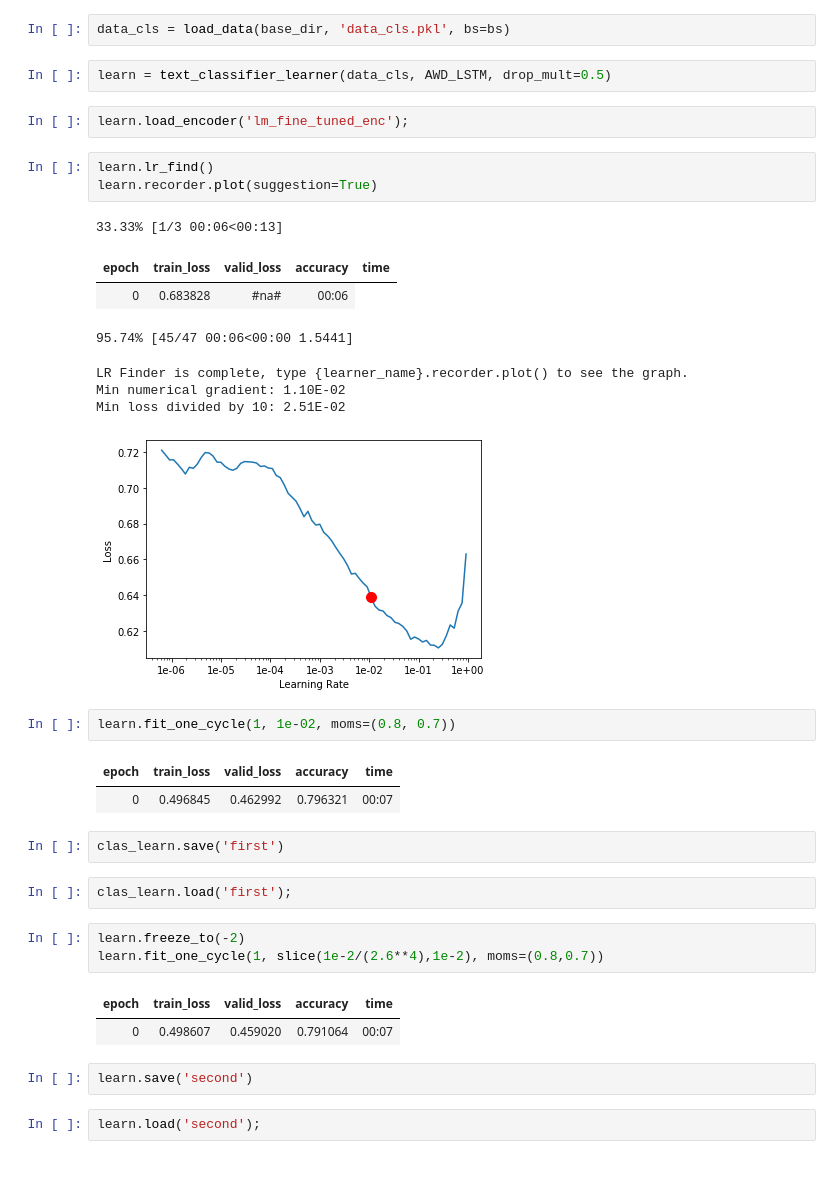
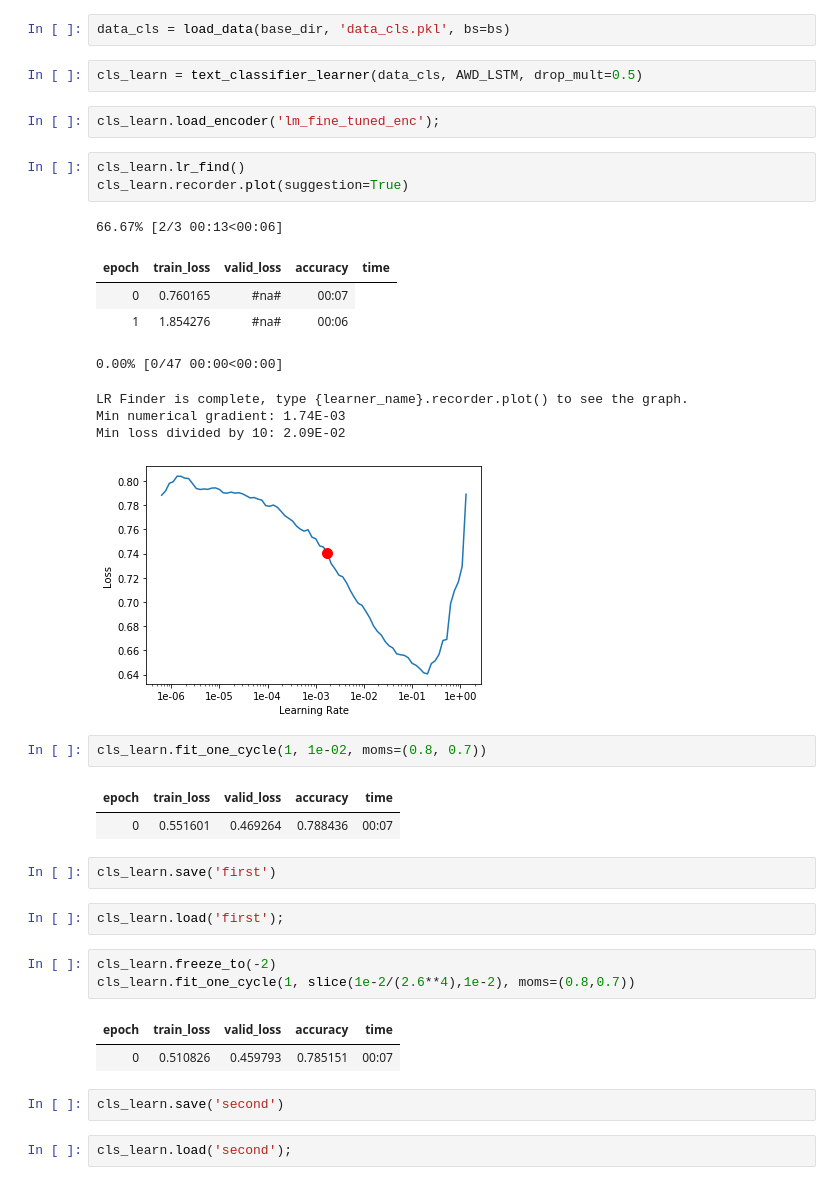
Before and after one commit to rajibmondal/Projects.NLP, a Jupyter notebook: NLP_with_Disaster_Tweets2.ipynb, the cells around one changed output. Saved outputs shown, nothing was run; the diff lists cells and outputs as text.

```diff
--- a/NLP_with_Disaster_Tweets2.ipynb
+++ b/NLP_with_Disaster_Tweets2.ipynb
@@ -375,38 +405,39 @@ data_cls.save(base_dir/'data_cls.pkl')
 # %%
 data_cls = load_data(base_dir, 'data_cls.pkl', bs=bs)
 # %%
-learn = text_classifier_learner(data_cls, AWD_LSTM, drop_mult=0.5)
+cls_learn = text_classifier_learner(data_cls, AWD_LSTM, drop_mult=0.5)
 # %%
-learn.load_encoder('lm_fine_tuned_enc');
+cls_learn.load_encoder('lm_fine_tuned_enc');
 # %%
-learn.lr_find()
-learn.recorder.plot(suggestion=True)
+cls_learn.lr_find()
+cls_learn.recorder.plot(suggestion=True)
 # %% [output]
-33.33% [1/3 00:06<00:13]
+66.67% [2/3 00:13<00:06]
 | epoch | train_loss | valid_loss | accuracy | time |
-| 0 | 0.683828 | #na# | 00:06 |
+| 0 | 0.760165 | #na# | 00:07 |
+| 1 | 1.854276 | #na# | 00:06 |
-95.74% [45/47 00:06<00:00 1.5441]
+0.00% [0/47 00:00<00:00]
 LR Finder is complete, type {learner_name}.recorder.plot() to see the graph.
-Min numerical gradient: 1.10E-02
-Min loss divided by 10: 2.51E-02
+Min numerical gradient: 1.74E-03
+Min loss divided by 10: 2.09E-02
-[figure, old version]
+[figure, new version]
 # %%
-learn.fit_one_cycle(1, 1e-02, moms=(0.8, 0.7))
+cls_learn.fit_one_cycle(1, 1e-02, moms=(0.8, 0.7))
 # %% [output]
 | epoch | train_loss | valid_loss | accuracy | time |
-| 0 | 0.496845 | 0.462992 | 0.796321 | 00:07 |
+| 0 | 0.551601 | 0.469264 | 0.788436 | 00:07 |
 # %%
-clas_learn.save('first')
+cls_learn.save('first')
 # %%
-clas_learn.load('first');
+cls_learn.load('first');
 # %%
-learn.freeze_to(-2)
-learn.fit_one_cycle(1, slice(1e-2/(2.6**4),1e-2), moms=(0.8,0.7))
+cls_learn.freeze_to(-2)
+cls_learn.fit_one_cycle(1, slice(1e-2/(2.6**4),1e-2), moms=(0.8,0.7))
 # %% [output]
 | epoch | train_loss | valid_loss | accuracy | time |
-| 0 | 0.498607 | 0.459020 | 0.791064 | 00:07 |
+| 0 | 0.510826 | 0.459793 | 0.785151 | 00:07 |
 # %%
-learn.save('second')
+cls_learn.save('second')
 # %%
-learn.load('second');
+cls_learn.load('second');
 # %%
```
Also changed, not shown: parts of 25 cells of this notebook.
